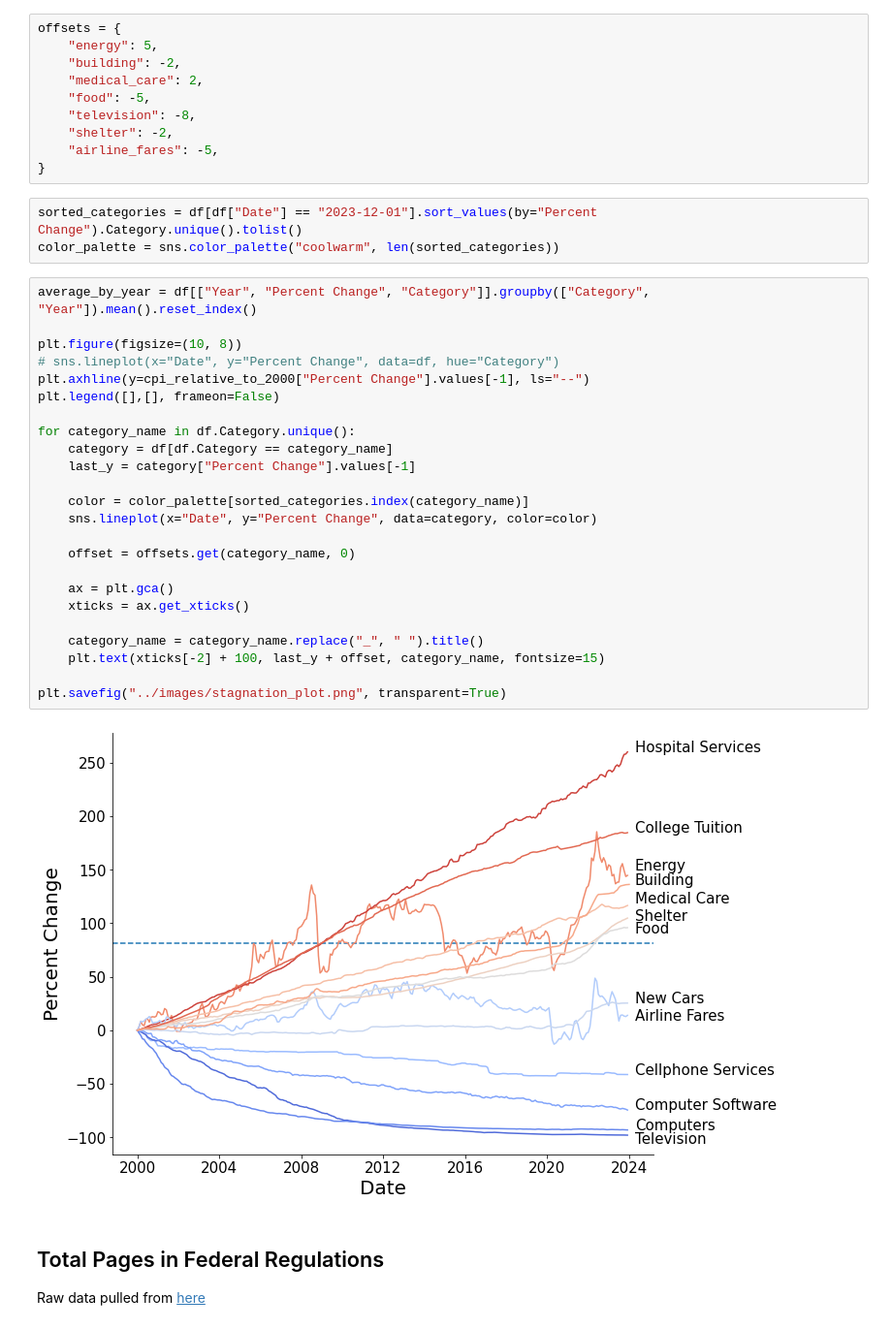
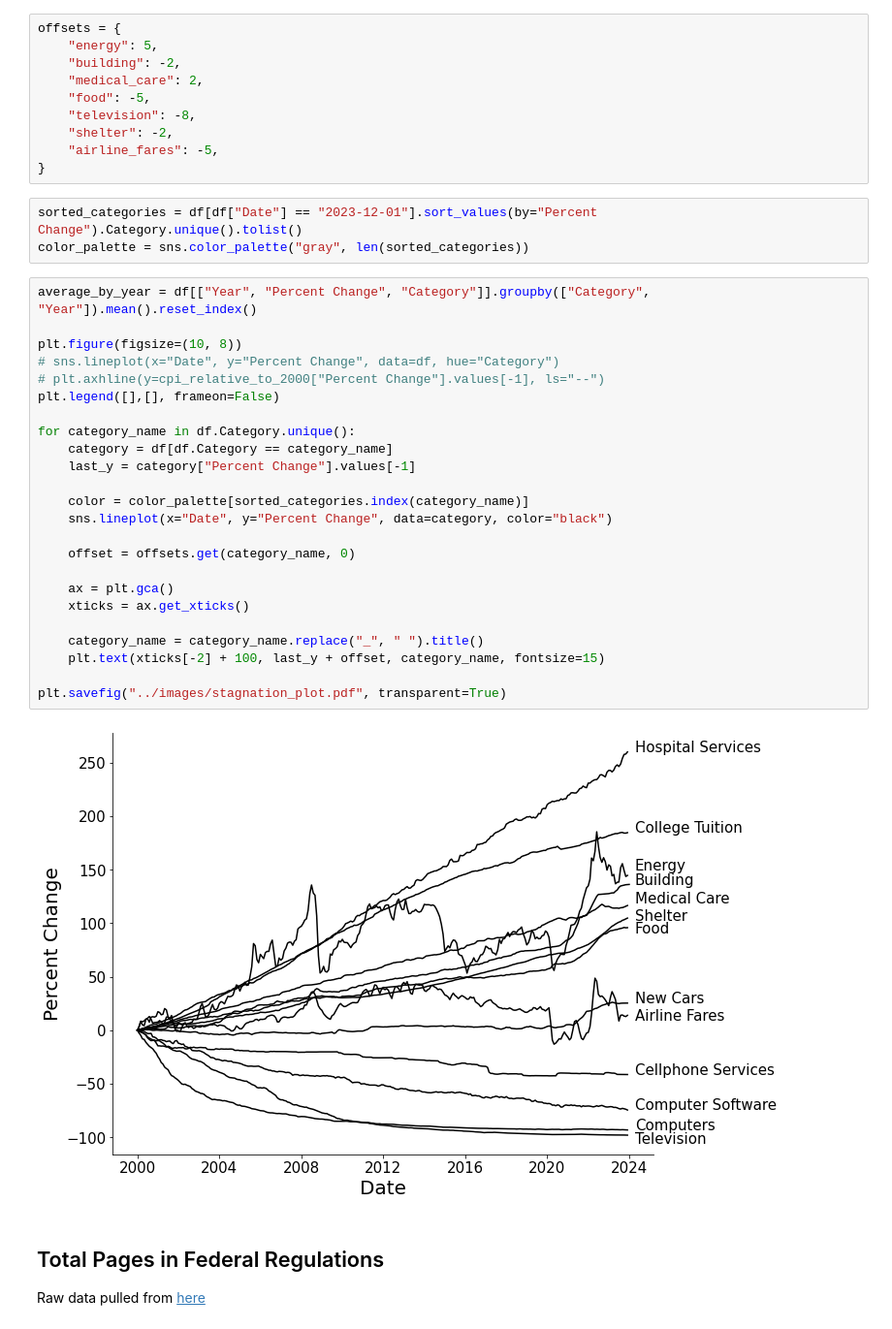
Before and after one commit to jordanott/BackToTheFuture, a Jupyter notebook: notebooks/government.ipynb, the cells around one changed output. Shown at 97% size. Drawn from its saved outputs; the diff is of its cells as text.

```diff
--- a/notebooks/government.ipynb
+++ b/notebooks/government.ipynb
@@ -838,33 +841,33 @@ offsets = {
 }
 # %%
 sorted_categories = df[df["Date"] == "2023-12-01"].sort_values(by="Percent Change").Category.unique().tolist()
-color_palette = sns.color_palette("coolwarm", len(sorted_categories))
+color_palette = sns.color_palette("gray", len(sorted_categories))
 # %%
 average_by_year = df[["Year", "Percent Change", "Category"]].groupby(["Category", "Year"]).mean().reset_index()
 
 plt.figure(figsize=(10, 8))
 # sns.lineplot(x="Date", y="Percent Change", data=df, hue="Category")
-plt.axhline(y=cpi_relative_to_2000["Percent Change"].values[-1], ls="--")
+# plt.axhline(y=cpi_relative_to_2000["Percent Change"].values[-1], ls="--")
 plt.legend([],[], frameon=False)
 
 for category_name in df.Category.unique():
     category = df[df.Category == category_name]
     last_y = category["Percent Change"].values[-1]
 
     color = color_palette[sorted_categories.index(category_name)]
-    sns.lineplot(x="Date", y="Percent Change", data=category, color=color)
+    sns.lineplot(x="Date", y="Percent Change", data=category, color="black")
 
     offset = offsets.get(category_name, 0)
 
     ax = plt.gca()
     xticks = ax.get_xticks()
 
     category_name = category_name.replace("_", " ").title()
     plt.text(xticks[-2] + 100, last_y + offset, category_name, fontsize=15)
 
-plt.savefig("../images/stagnation_plot.png", transparent=True)
+plt.savefig("../images/stagnation_plot.pdf", transparent=True)
 # %% [output]
-[figure, old version]
+[figure, new version]
 # %% [markdown]
 ## Total Pages in Federal Regulations
 Raw data pulled from [here](https://regulatorystudies.columbian.gwu.edu/sites/g/files/zaxdzs4751/files/2022-11/totalpagescodefedreg_11-01-2022.csv)
```
Also changed, not shown: parts of 19 cells of this notebook, 2 other files.
